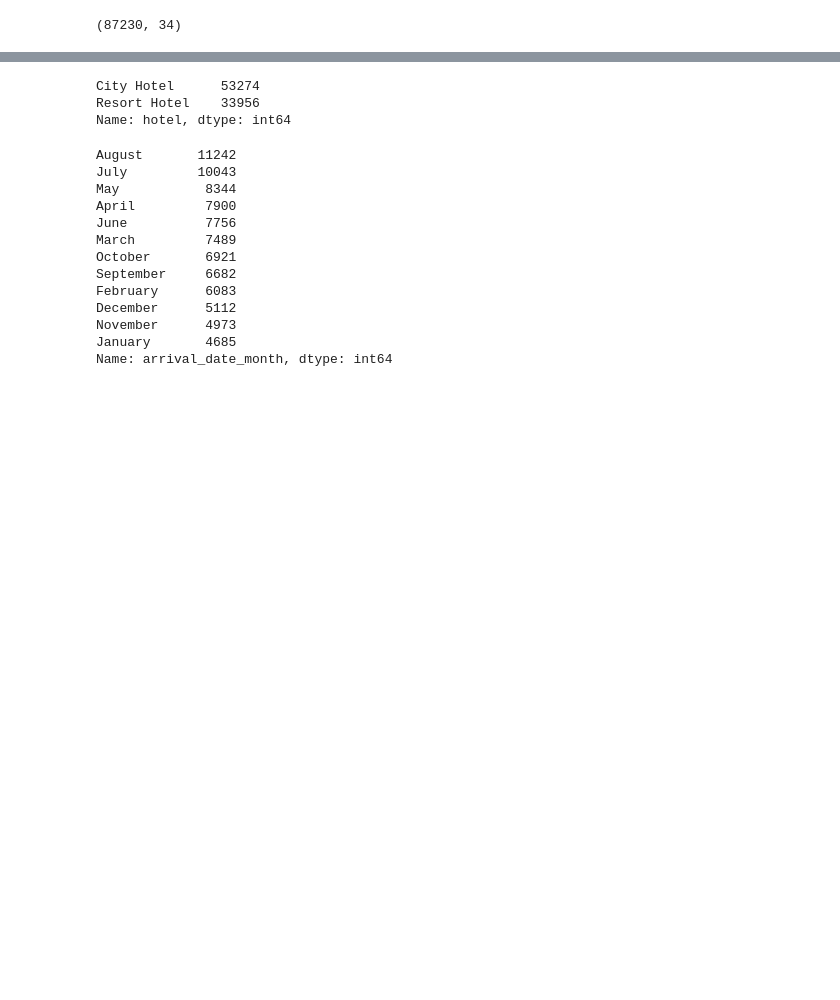
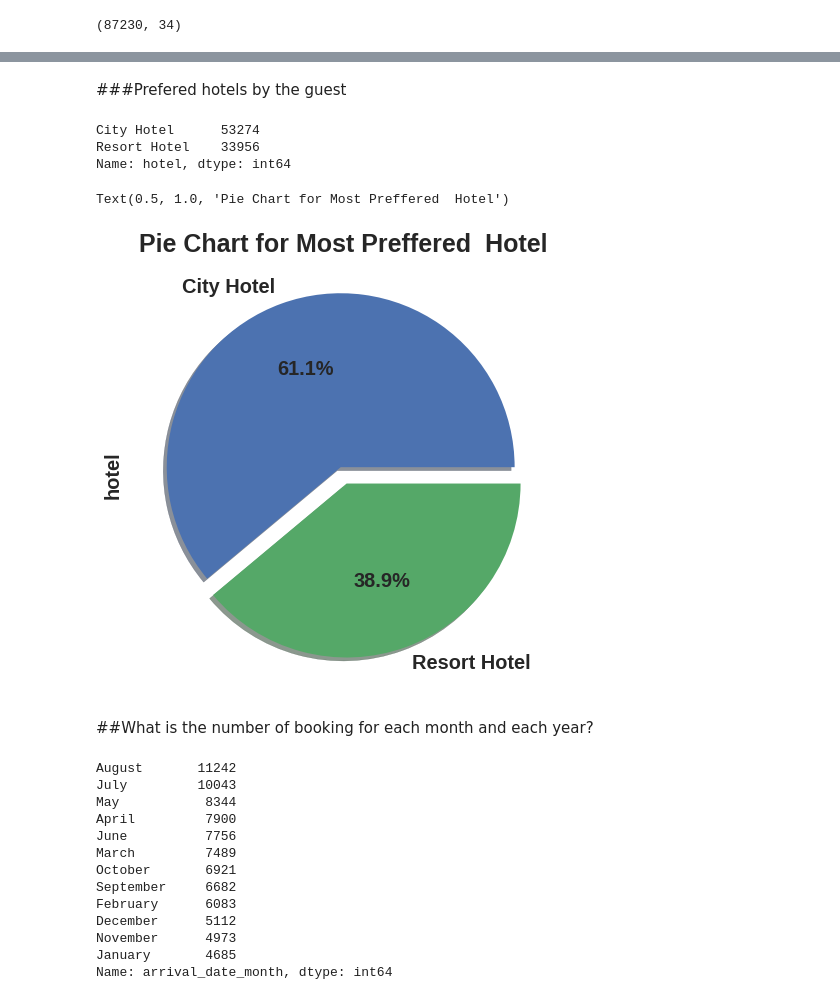
Before and after one commit to VHP2305/EDA-Capstone, a Jupyter notebook: Hotel_Booking_Analysis_Capstone_Project.ipynb, the cells around one changed output, grey strips where cells are left out. Saved outputs shown, nothing was run; the diff lists cells and outputs as text; code cells hidden in the pictures; blank space fills up the shorter version.

Commit message:
Data analysis on monthly, yearly and country wise bookings. And how many bookings were cancelled. And food and rooms preferred by customers. Also find accommodation type like single, couple, family.

```diff
--- a/Hotel_Booking_Analysis_Capstone_Project.ipynb
+++ b/Hotel_Booking_Analysis_Capstone_Project.ipynb
@@ -301,9 +310,20 @@ df.shape
+# %% [markdown]
+###Prefered hotels by the guest
 # %%
 df['hotel'].value_counts()
 # %% [output]
 City Hotel      53274
 Resort Hotel    33956
 Name: hotel, dtype: int64
+# %%
+# Visualizsing the by pie chart.
+df['hotel'].value_counts().plot.pie(explode=[0.05, 0.05], autopct='%1.1f%%', shadow=True, figsize=(10,8),fontsize=20)
+plt.title('Pie Chart for Most Preffered  Hotel')
+# %% [output]
+Text(0.5, 1.0, 'Pie Chart for Most Preffered  Hotel')
+[figure, added]
+# %% [markdown]
+##What is the number of booking for each month and each year?
 # %%
 df['arrival_date_month'].value_counts()
 # %% [output]
```
Also changed, not shown: parts of 24 cells of this notebook.
